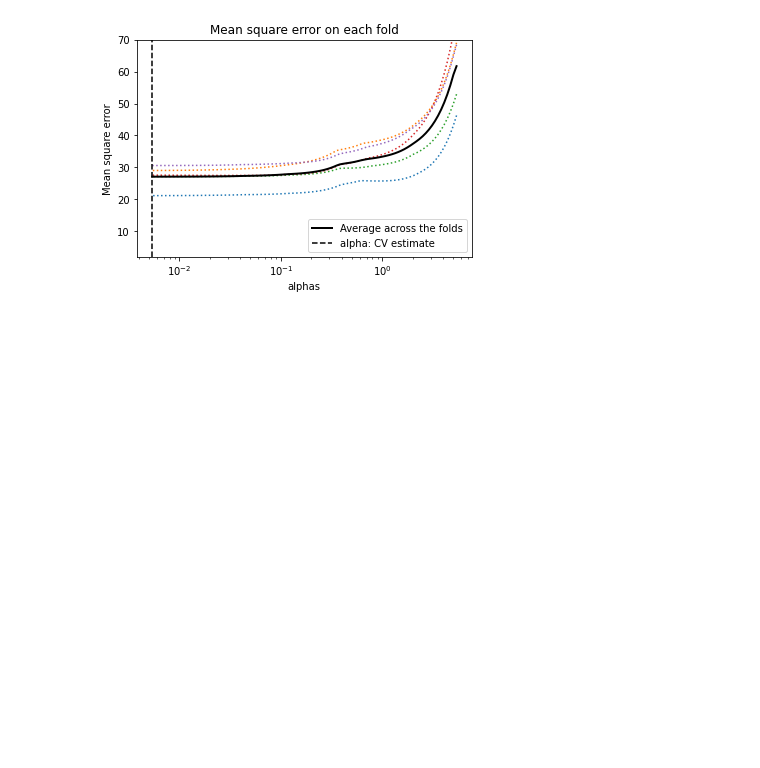
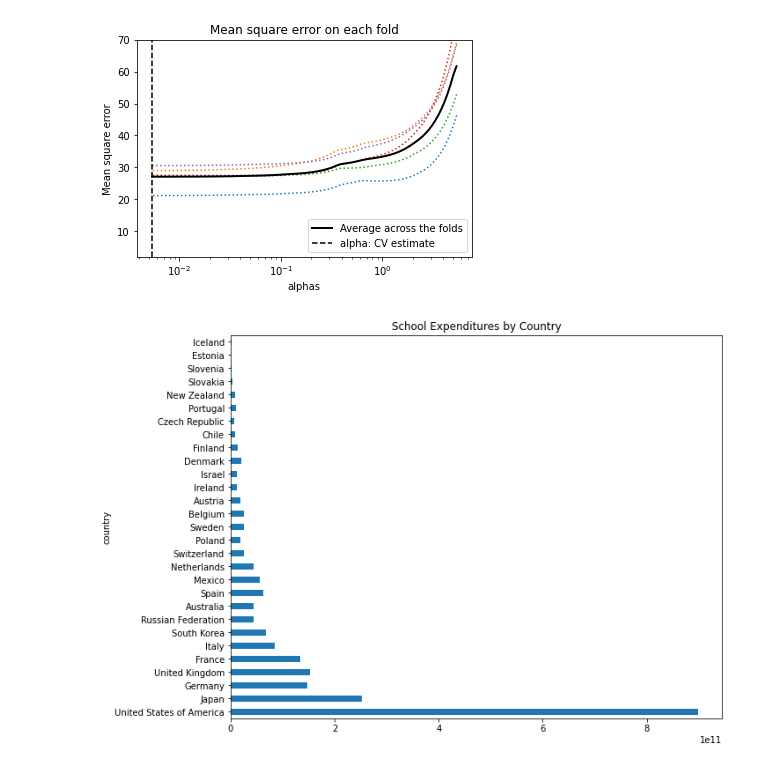
Before and after one commit to bluewallumich/Predicting-Educational-Outcomes, a Jupyter notebook: Milestone II Project v1.ipynb, the cells around one changed output. Drawn from its saved outputs; the diff is of its cells as text; code cells hidden in the pictures; blank space fills up the shorter version.

Commit message:
Added School Expenditures by Country bar chart

```diff
--- a/Milestone II Project v1.ipynb
+++ b/Milestone II Project v1.ipynb
@@ -797,3 +785,10 @@ plt.ylim(ymin, ymax)
 # %% [output]
 (2.0, 70.0)
 [figure]
+# %%
+import matplotlib
+import matplotlib.pyplot as plt
+
+ax = df_all_edu_1.plot.barh(x='country', y='school_expenditures', figsize = (10,8), title = "School Expenditures by Country", legend = False)
+# %% [output]
+[figure, added]
```
Also changed, not shown: parts of 4 cells of this notebook.
